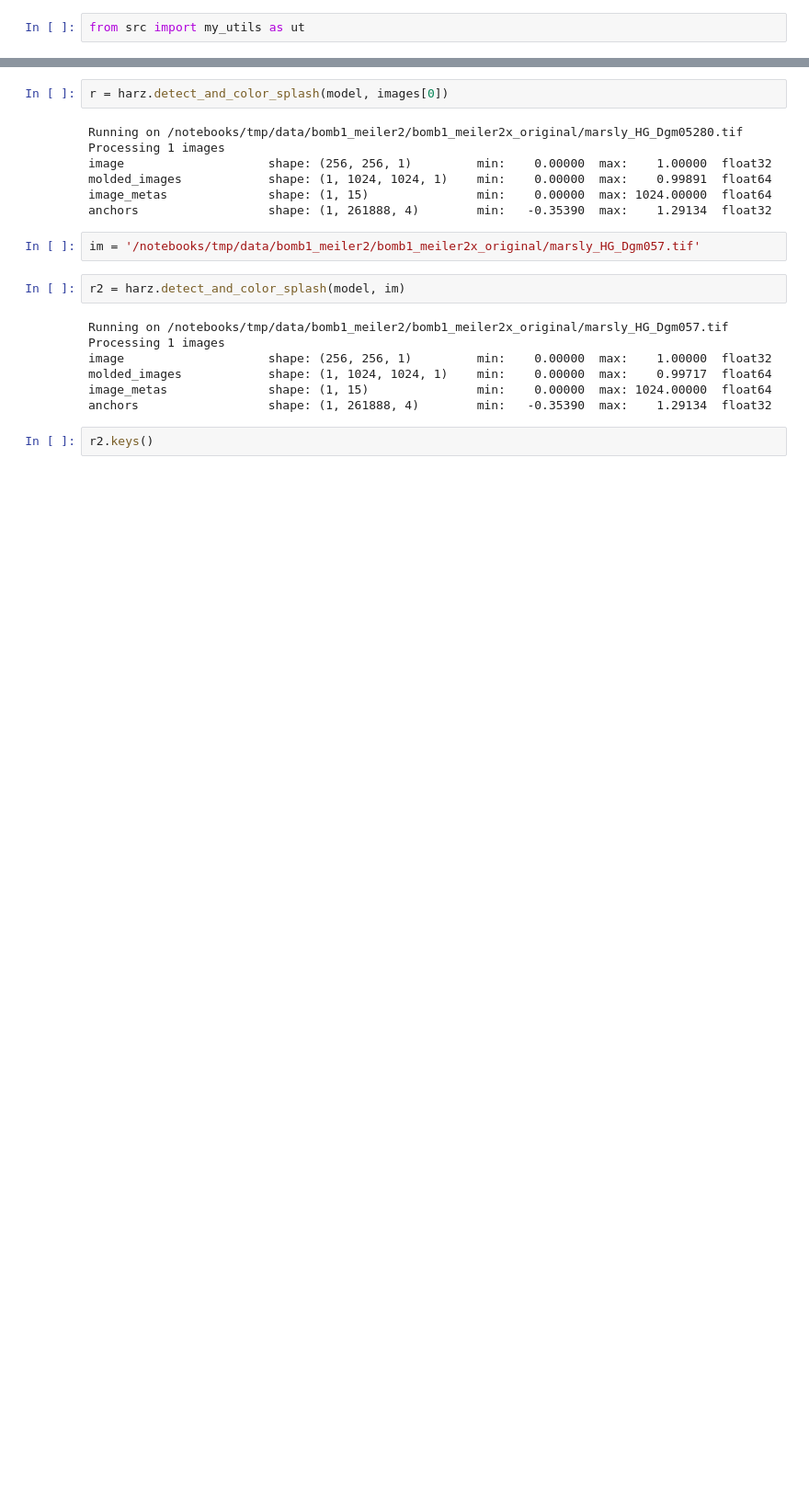
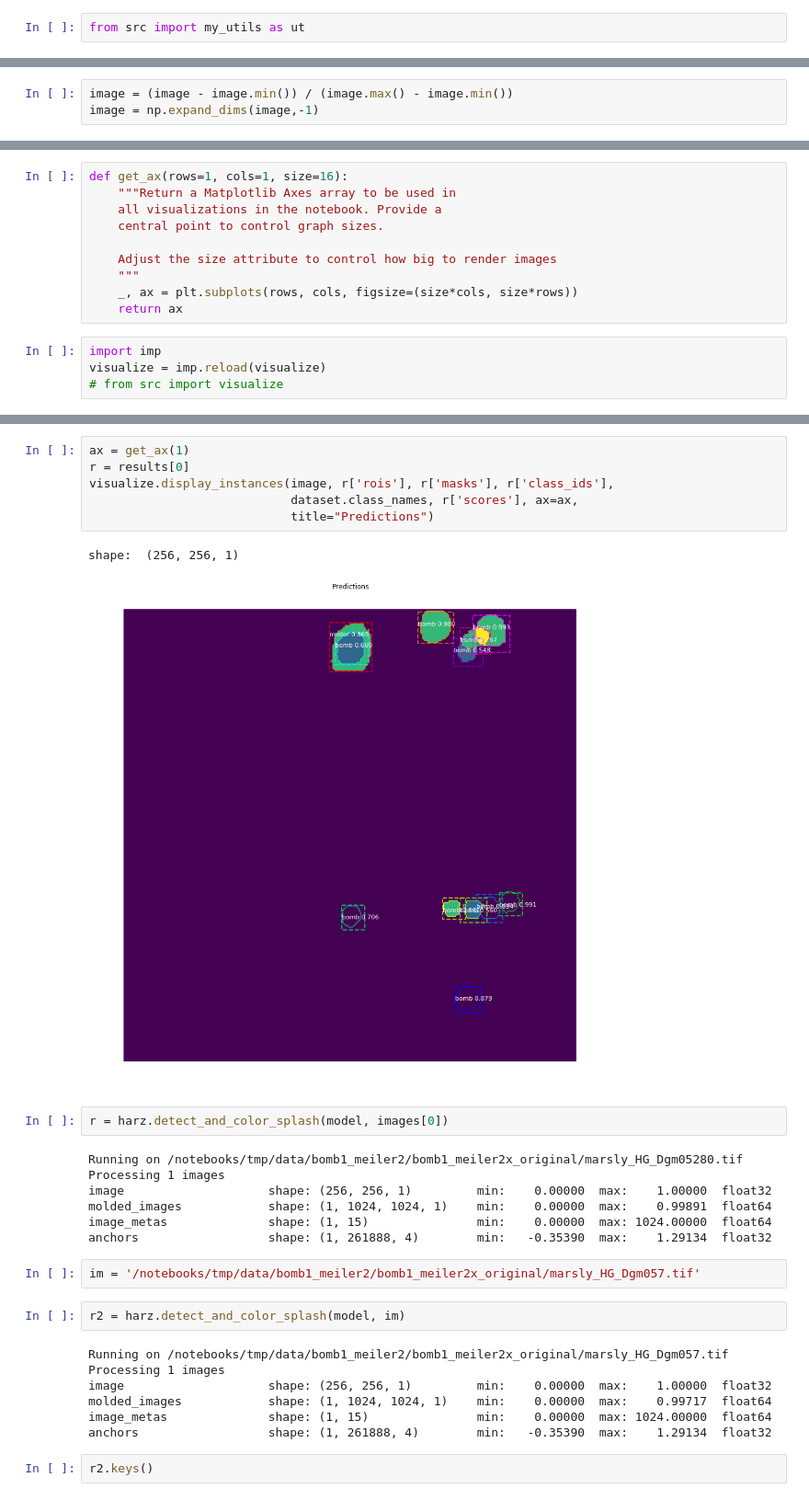
Before and after one commit to jtpils/mask-rcnn, a Jupyter notebook: MASK_DTM.ipynb, the cells around one changed output, grey strips where cells are left out. Shown: that part at 92% size. Cells and saved outputs as stored; diff of their text form; blank space fills up the shorter version.

```diff
--- a/MASK_DTM.ipynb
+++ b/MASK_DTM.ipynb
@@ -93,0 +123,3 @@ for i in range(5):
+# %%
+image = (image - image.min()) / (image.max() - image.min())
+image = np.expand_dims(image,-1)
@@ -93,0 +136,14 @@ for i in range(5):
+# %%
+def get_ax(rows=1, cols=1, size=16):
+    """Return a Matplotlib Axes array to be used in
+    all visualizations in the notebook. Provide a
+    central point to control graph sizes.
+
+    Adjust the size attribute to control how big to render images
+    """
+    _, ax = plt.subplots(rows, cols, figsize=(size*cols, size*rows))
+    return ax
+# %%
+import imp
+visualize = imp.reload(visualize)
+# from src import visualize
@@ -94,3 +170,12 @@ for i in range(5):
+# %%
+ax = get_ax(1)
+r = results[0]
+visualize.display_instances(image, r['rois'], r['masks'], r['class_ids'],
+                            dataset.class_names, r['scores'], ax=ax,
+                            title="Predictions")
+# %% [output]
+shape:  (256, 256, 1)
+[figure, added]
 # %%
 r = harz.detect_and_color_splash(model, images[0])
 # %% [output]
```
Also changed, not shown: parts of 23 cells of this notebook, 3 other files.
